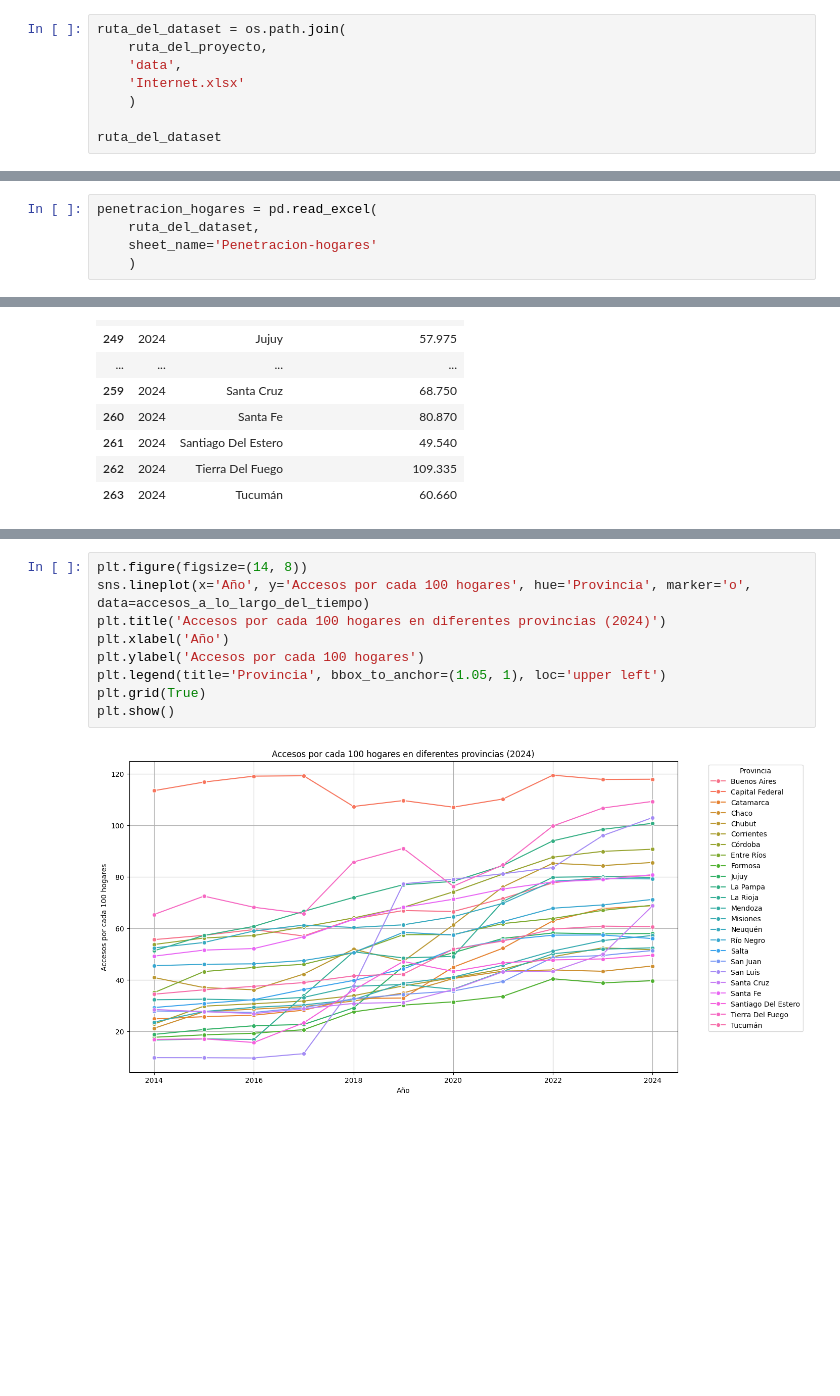
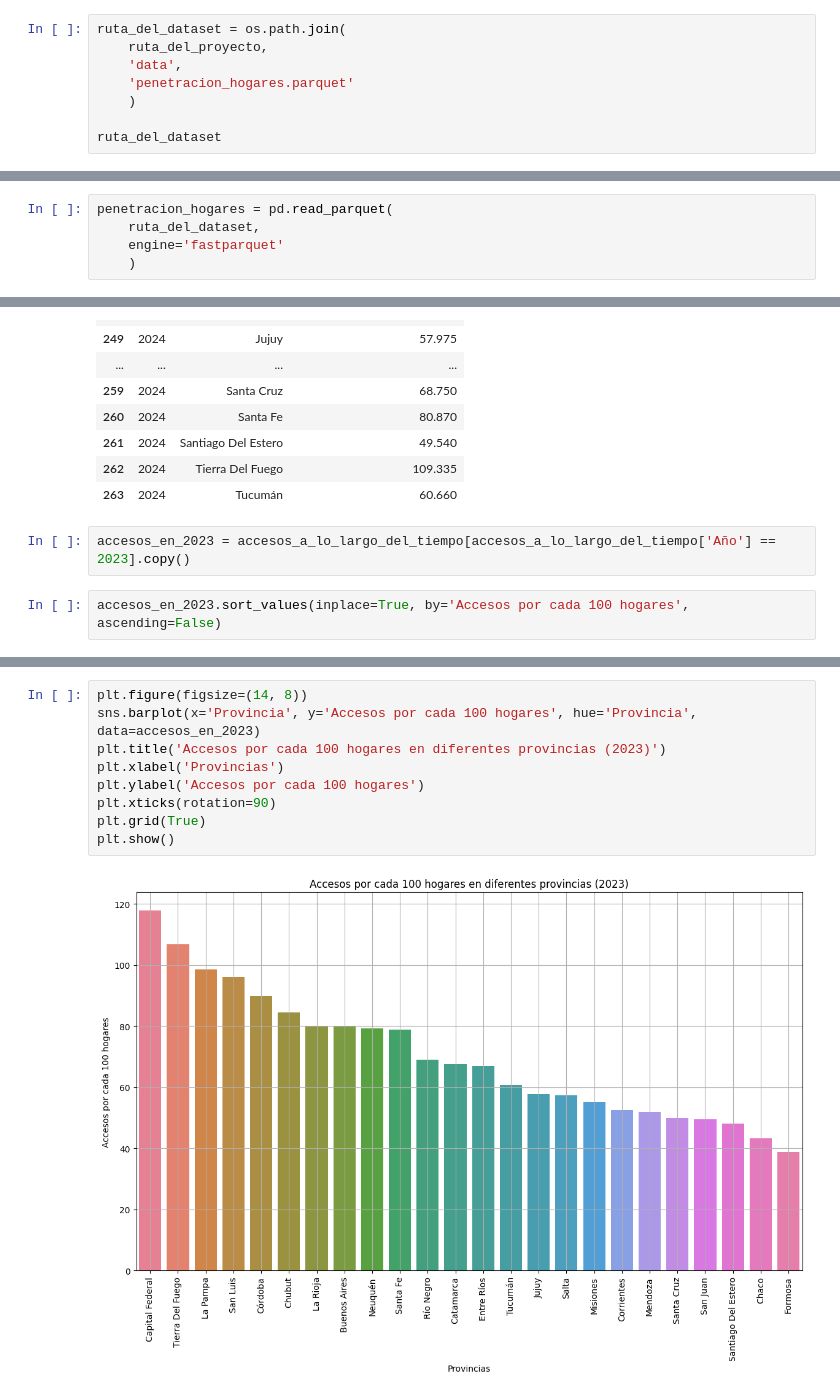
Before and after one commit to FranciscoHugoLezik/Proyecto-Individual-n-2-Telecomunicaciones, a Jupyter notebook: notebooks/EDA_penetración_hogares.ipynb, the cells around one changed output, grey strips where cells are left out. Saved outputs shown, nothing was run; the diff lists cells and outputs as text; blank space fills up the shorter version.

```diff
--- a/notebooks/EDA_penetración_hogares.ipynb
+++ b/notebooks/EDA_penetración_hogares.ipynb
@@ -22,7 +38,7 @@ ruta_del_proyecto
 ruta_del_dataset = os.path.join(
     ruta_del_proyecto,
     'data',
-    'Internet.xlsx'
+    'penetracion_hogares.parquet'
     )
 
 ruta_del_dataset
@@ -31,5 +49,5 @@ ruta_del_dataset
 # %%
-penetracion_hogares = pd.read_excel(
+penetracion_hogares = pd.read_parquet(
     ruta_del_dataset,
-    sheet_name='Penetracion-hogares'
+    engine='fastparquet'
     )
@@ -128,3 +164,7 @@ accesos_a_lo_largo_del_tiempo[accesos_a_lo_largo_del_tiempo['Año'] == 2024]
 | 261 | 2024 | Santiago Del Estero | 49.540 |
 | 262 | 2024 | Tierra Del Fuego | 109.335 |
 | 263 | 2024 | Tucumán | 60.660 |
+# %%
+accesos_en_2023 = accesos_a_lo_largo_del_tiempo[accesos_a_lo_largo_del_tiempo['Año'] == 2023].copy()
+# %%
+accesos_en_2023.sort_values(inplace=True, by='Accesos por cada 100 hogares', ascending=False)
@@ -131,11 +191,11 @@ accesos_a_lo_largo_del_tiempo[accesos_a_lo_largo_del_tiempo['Año'] == 2024]
 # %%
 plt.figure(figsize=(14, 8))
-sns.lineplot(x='Año', y='Accesos por cada 100 hogares', hue='Provincia', marker='o', data=accesos_a_lo_largo_del_tiempo)
-plt.title('Accesos por cada 100 hogares en diferentes provincias (2024)')
-plt.xlabel('Año')
+sns.barplot(x='Provincia', y='Accesos por cada 100 hogares', hue='Provincia', data=accesos_en_2023)
+plt.title('Accesos por cada 100 hogares en diferentes provincias (2023)')
+plt.xlabel('Provincias')
 plt.ylabel('Accesos por cada 100 hogares')
-plt.legend(title='Provincia', bbox_to_anchor=(1.05, 1), loc='upper left')
+plt.xticks(rotation=90)
 plt.grid(True)
 plt.show()
 # %% [output]
-[figure, old version]
+[figure, new version]
```
Also changed, not shown: parts of 18 cells of this notebook, 1 other file.
